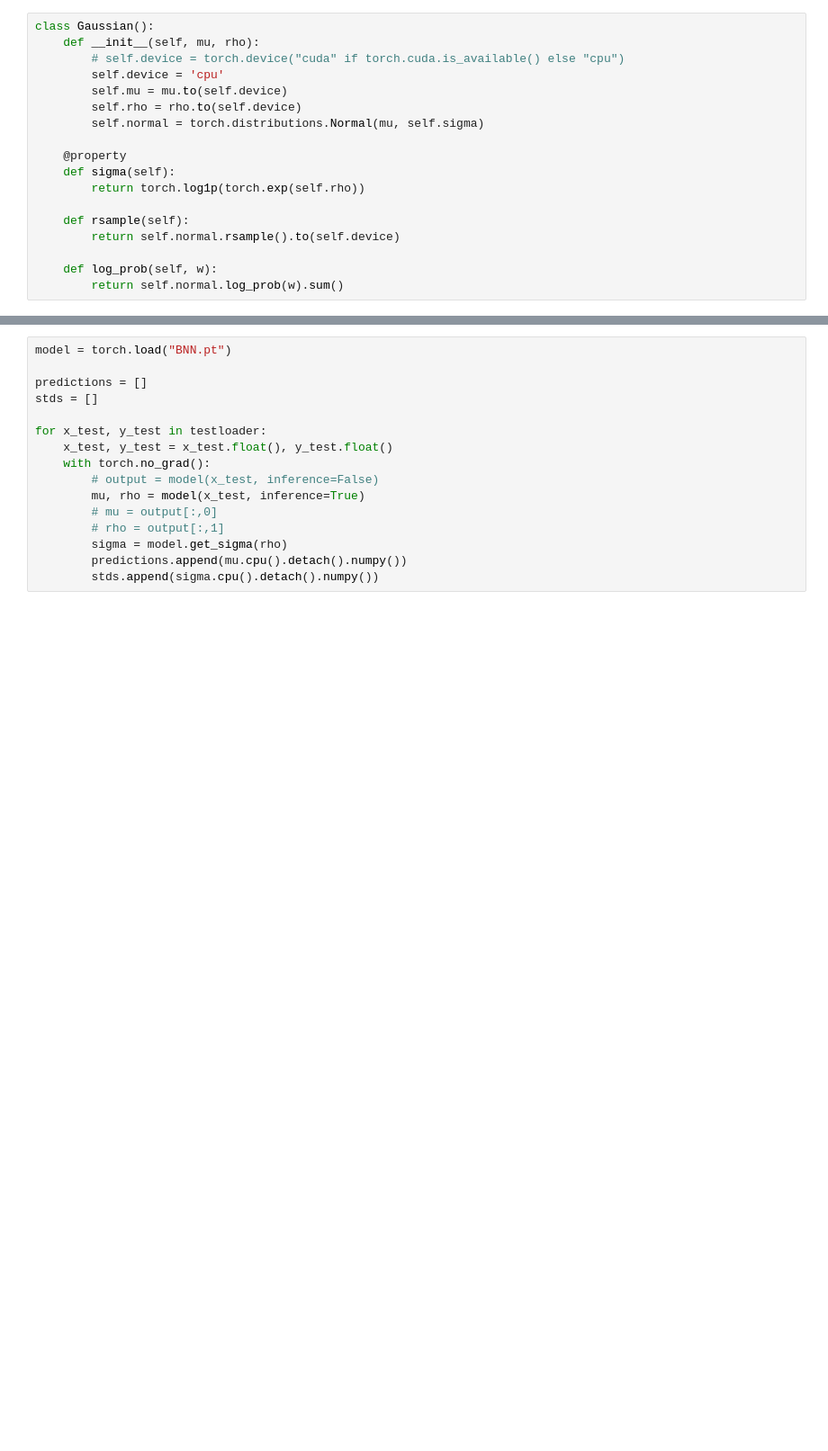
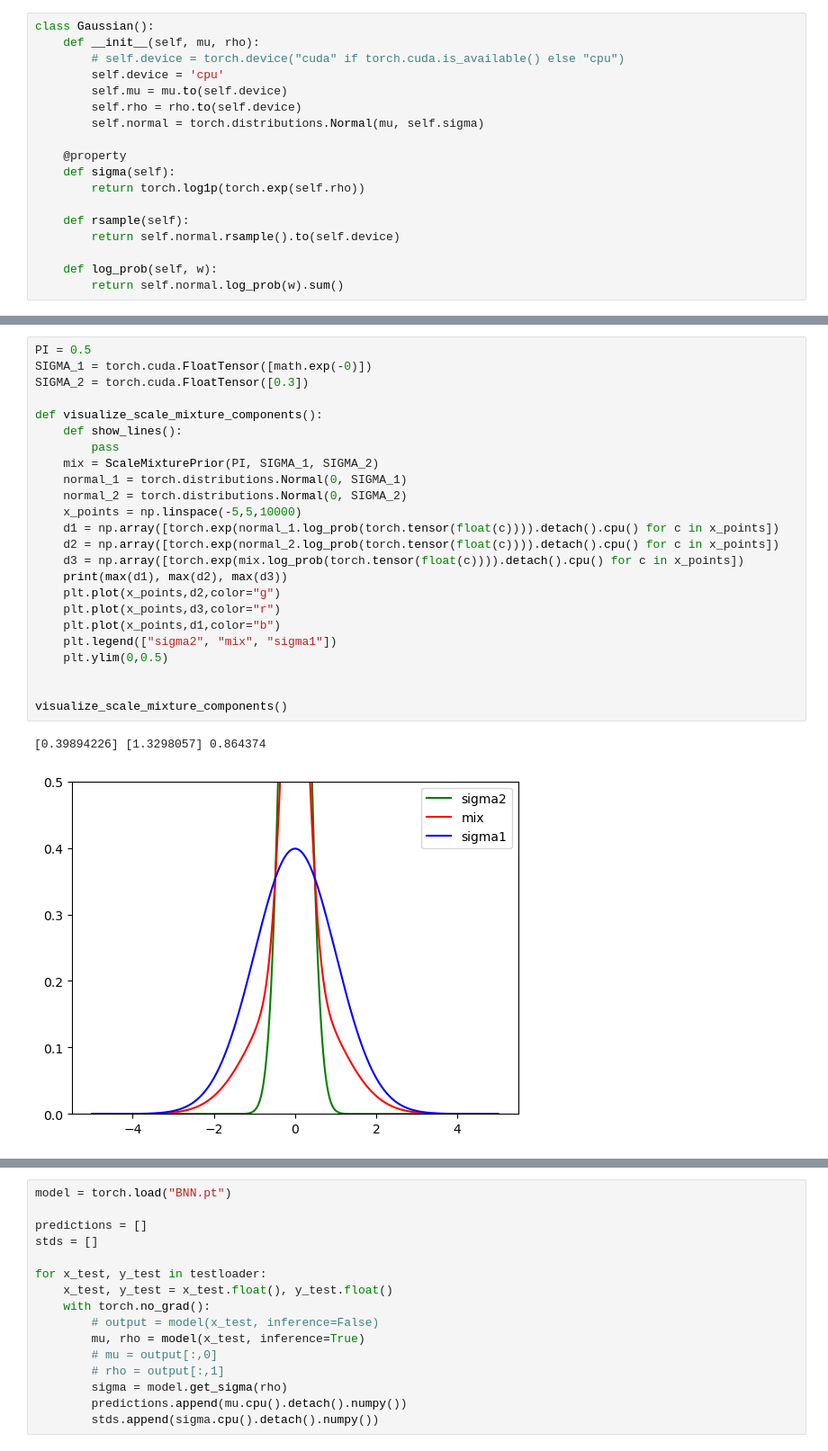
Before and after one commit to Malthe57/MastersThesis, a Jupyter notebook: notebooks/BNN_banana.ipynb, the cells around one changed output, grey strips where cells are left out. Shown at 90% size. Cells and saved outputs as stored; diff of their text form; blank space fills up the shorter version.

```diff
--- a/notebooks/BNN_banana.ipynb
+++ b/notebooks/BNN_banana.ipynb
@@ -109,3 +118,30 @@ class Gaussian():
+# %%
+PI = 0.5
+SIGMA_1 = torch.cuda.FloatTensor([math.exp(-0)])
+SIGMA_2 = torch.cuda.FloatTensor([0.3])
+
+def visualize_scale_mixture_components():
+    def show_lines():
+        pass
+    mix = ScaleMixturePrior(PI, SIGMA_1, SIGMA_2)
+    normal_1 = torch.distributions.Normal(0, SIGMA_1)
+    normal_2 = torch.distributions.Normal(0, SIGMA_2)
+    x_points = np.linspace(-5,5,10000)
+    d1 = np.array([torch.exp(normal_1.log_prob(torch.tensor(float(c)))).detach().cpu() for c in x_points])
+    d2 = np.array([torch.exp(normal_2.log_prob(torch.tensor(float(c)))).detach().cpu() for c in x_points])
+    d3 = np.array([torch.exp(mix.log_prob(torch.tensor(float(c)))).detach().cpu() for c in x_points])
+    print(max(d1), max(d2), max(d3))
+    plt.plot(x_points,d2,color="g")
+    plt.plot(x_points,d3,color="r")
+    plt.plot(x_points,d1,color="b")
+    plt.legend(["sigma2", "mix", "sigma1"])
+    plt.ylim(0,0.5)
+
+
+visualize_scale_mixture_components()
+# %% [output]
+[0.39894226] [1.3298057] 0.864374
+[figure, added]
 # %%
 class BayesianLinearLayer(nn.Module):
     def __init__(self, input_dim, output_dim):
```
Also changed, not shown: parts of 7 cells of this notebook.
